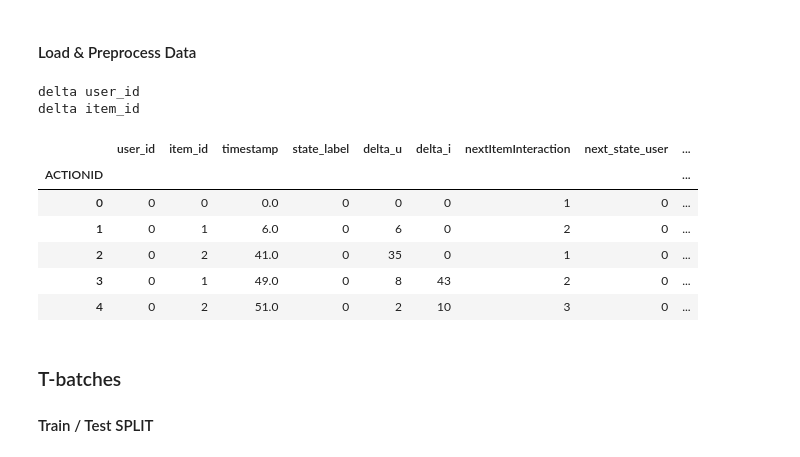
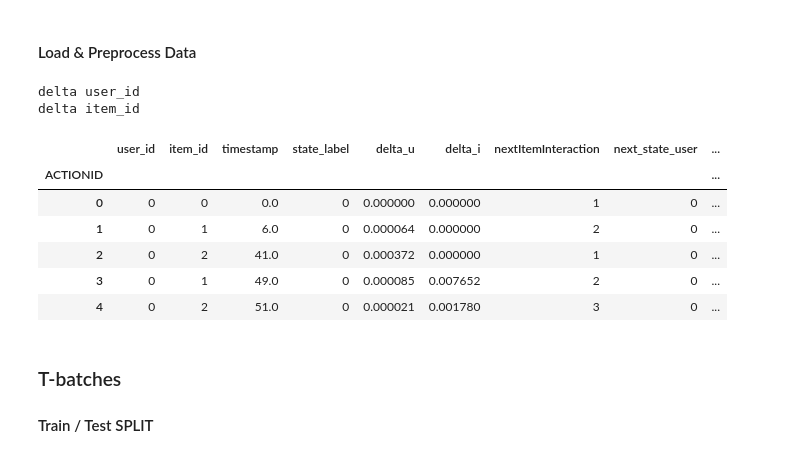
Before and after one commit to RayanAAY-ops/RE-Jodie-Recommander-System, a Jupyter notebook: main.ipynb, the cells around one changed output. Drawn from its saved outputs; the diff is of its cells as text; code cells hidden in the pictures.

Commit message:
scale deltaU and deltaI

```diff
--- a/main.ipynb
+++ b/main.ipynb
@@ -35,32 +35,32 @@ users = pd.read_csv("act-mooc/mooc_actions.tsv",sep="\t")
 # %%
 mooc_data = extract_data_mooc()
 
 delta_u  = delta(mooc_data.copy(),"user_id")
 delta_i  = delta(mooc_data.copy(),"item_id")
 nextItemInteraction = UserNextInteraction(mooc_data.copy())
 next_state_user = extractNextUserState(mooc_data.copy())
 
 
-mooc_data['delta_u'] = delta_u
-mooc_data['delta_i'] = delta_i
+mooc_data['delta_u'] = delta_u/np.std(delta_u)
+mooc_data['delta_i'] = delta_i/np.std(delta_i)
 mooc_data['nextItemInteraction'] = nextItemInteraction
 mooc_data['next_state_user'] = next_state_user
 
 data = mooc_data.copy()
 data = data[ (data.nextItemInteraction != -1) | (data.next_state_user != -1)  ]
 
 data = data[['user_id', 'item_id', 'timestamp', 'state_label','delta_u', 'delta_i', 'nextItemInteraction', 'next_state_user','f1', 'f2', 'f3','f4']]
 data.head()
 # %% [output]
 delta user_id
 delta item_id
 |  | user_id | item_id | timestamp | state_label | delta_u | delta_i | nextItemInteraction | next_state_user | ... |
 | ACTIONID |  |  |  |  |  |  |  |  | ... |
-| 0 | 0 | 0 | 0.0 | 0 | 0 | 0 | 1 | 0 | ... |
-| 1 | 0 | 1 | 6.0 | 0 | 6 | 0 | 2 | 0 | ... |
-| 2 | 0 | 2 | 41.0 | 0 | 35 | 0 | 1 | 0 | ... |
-| 3 | 0 | 1 | 49.0 | 0 | 8 | 43 | 2 | 0 | ... |
-| 4 | 0 | 2 | 51.0 | 0 | 2 | 10 | 3 | 0 | ... |
+| 0 | 0 | 0 | 0.0 | 0 | 0.000000 | 0.000000 | 1 | 0 | ... |
+| 1 | 0 | 1 | 6.0 | 0 | 0.000064 | 0.000000 | 2 | 0 | ... |
+| 2 | 0 | 2 | 41.0 | 0 | 0.000372 | 0.000000 | 1 | 0 | ... |
+| 3 | 0 | 1 | 49.0 | 0 | 0.000085 | 0.007652 | 2 | 0 | ... |
+| 4 | 0 | 2 | 51.0 | 0 | 0.000021 | 0.001780 | 3 | 0 | ... |
 # %% [markdown]
 ### T-batches
 
```
Also changed, not shown: parts of 19 cells of this notebook.
